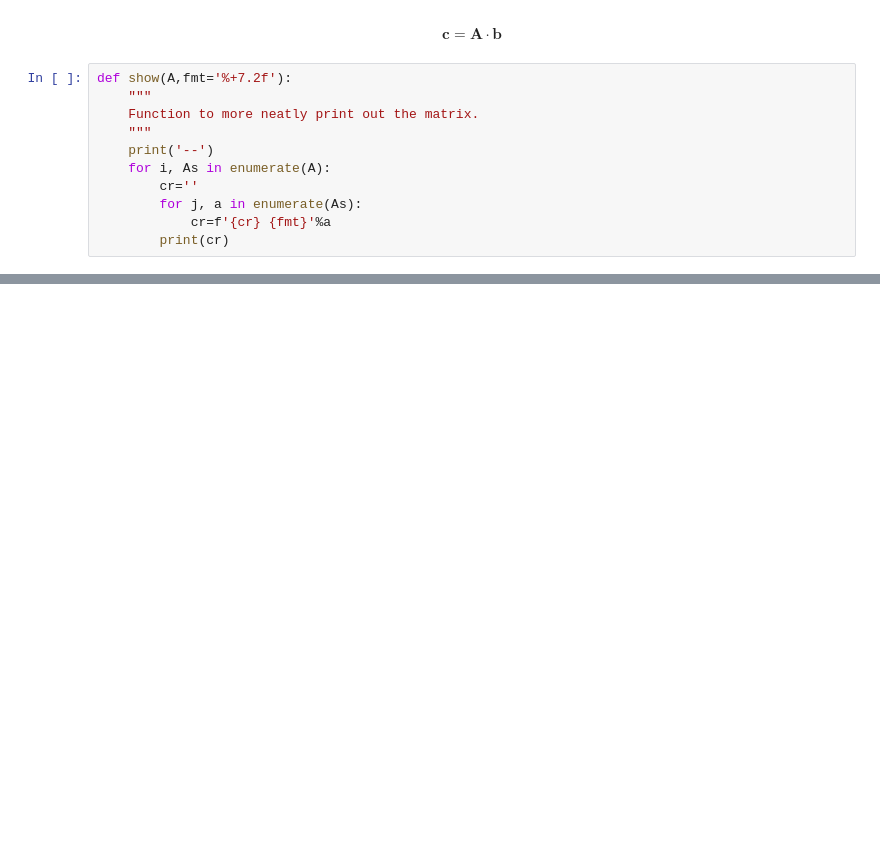
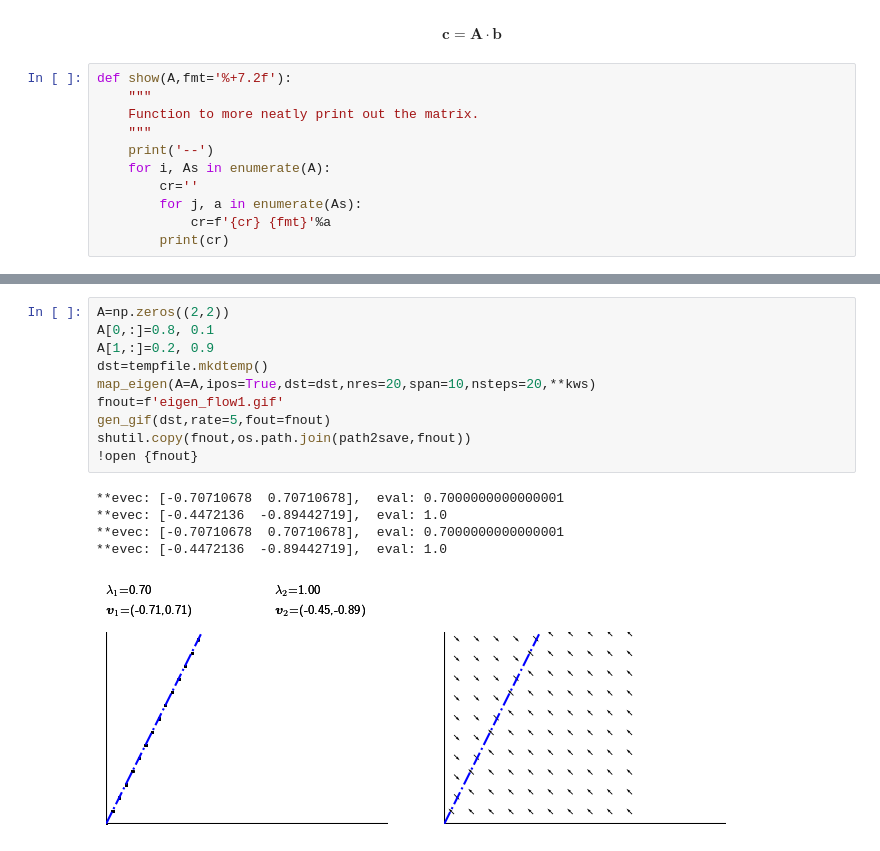
Before and after one commit to youngung/youngung.github.io, a Jupyter notebook: _ipynb/data_mse/06w_eigenvalue.ipynb, the cells around one changed output, grey strips where cells are left out. Drawn from its saved outputs; the diff is of its cells as text; blank space fills up the shorter version.

```diff
--- a/_ipynb/data_mse/06w_eigenvalue.ipynb
+++ b/_ipynb/data_mse/06w_eigenvalue.ipynb
@@ -288,0 +488,16 @@ if True:
+# %%
+A=np.zeros((2,2))
+A[0,:]=0.8, 0.1
+A[1,:]=0.2, 0.9
+dst=tempfile.mkdtemp()
+map_eigen(A=A,ipos=True,dst=dst,nres=20,span=10,nsteps=20,**kws)
+fnout=f'eigen_flow1.gif'
+gen_gif(dst,rate=5,fout=fnout)
+shutil.copy(fnout,os.path.join(path2save,fnout))
+!open {fnout}
+# %% [output]
+**evec: [-0.70710678  0.70710678],  eval: 0.7000000000000001
+**evec: [-0.4472136  -0.89442719],  eval: 1.0
+**evec: [-0.70710678  0.70710678],  eval: 0.7000000000000001
+**evec: [-0.4472136  -0.89442719],  eval: 1.0
+[figure, added]
```
Also changed, not shown: parts of 19 cells of this notebook, 5 other files.
